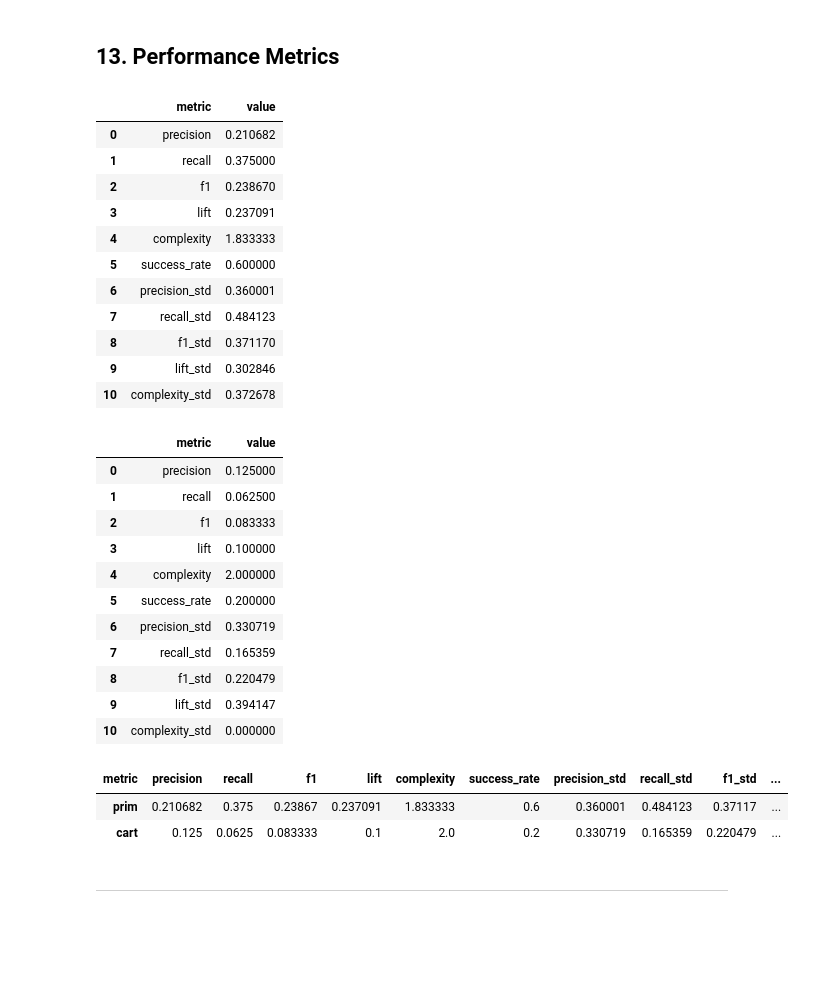
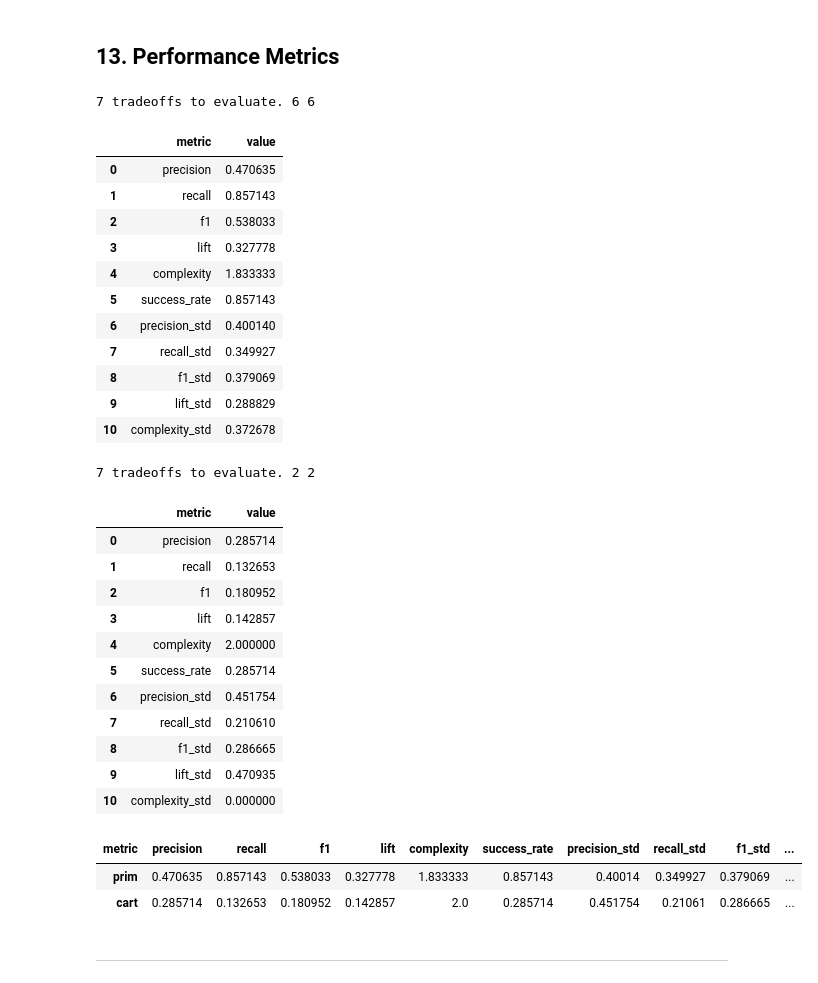
Before and after one commit to andresdp/patterns-sa, a Jupyter notebook: patterns/Gateway_Aggregation/analysis-ga.ipynb, the cells around one changed output. Cells and saved outputs as stored; diff of their text form; code cells hidden in the pictures; blank space fills up the shorter version.

```diff
--- a/patterns/Gateway_Aggregation/analysis-ga.ipynb
+++ b/patterns/Gateway_Aggregation/analysis-ga.ipynb
@@ -580,53 +580,55 @@ fig = session.show_policy_robustness_comparison_heatmap(
 ## 13. Performance Metrics
 # %%
 # PRIM
-scores = session.get_algorithm_performance_scores(prim_boxes, return_std=True)
+scores = session.get_algorithm_performance_scores(prim_boxes, return_std=True, subset='test')
 metrics_df = pd.DataFrame(scores.items(), columns=['metric', 'value'])
 df = metrics_df.T
 prim_df = pd.DataFrame(df.values[1:], columns=df.iloc[0])
 metrics_df
 # %% [output]
+7 tradeoffs to evaluate. 6 6
 |  | metric | value |
-| 0 | precision | 0.210682 |
-| 1 | recall | 0.375000 |
-| 2 | f1 | 0.238670 |
-| 3 | lift | 0.237091 |
+| 0 | precision | 0.470635 |
+| 1 | recall | 0.857143 |
+| 2 | f1 | 0.538033 |
+| 3 | lift | 0.327778 |
 | 4 | complexity | 1.833333 |
-| 5 | success_rate | 0.600000 |
-| 6 | precision_std | 0.360001 |
-| 7 | recall_std | 0.484123 |
-| 8 | f1_std | 0.371170 |
-| 9 | lift_std | 0.302846 |
+| 5 | success_rate | 0.857143 |
+| 6 | precision_std | 0.400140 |
+| 7 | recall_std | 0.349927 |
+| 8 | f1_std | 0.379069 |
+| 9 | lift_std | 0.288829 |
 | 10 | complexity_std | 0.372678 |
 # %%
 # CART
-scores = session.get_algorithm_performance_scores(cart_boxes, return_std=True)
+scores = session.get_algorithm_performance_scores(cart_boxes, return_std=True, subset='test')
 metrics_df = pd.DataFrame(scores.items(), columns=['metric', 'value'])
 df = metrics_df.T
 cart_df = pd.DataFrame(df.values[1:], columns=df.iloc[0])
 metrics_df
 # %% [output]
+7 tradeoffs to evaluate. 2 2
 |  | metric | value |
-| 0 | precision | 0.125000 |
-| 1 | recall | 0.062500 |
-| 2 | f1 | 0.083333 |
-| 3 | lift | 0.100000 |
+| 0 | precision | 0.285714 |
+| 1 | recall | 0.132653 |
+| 2 | f1 | 0.180952 |
+| 3 | lift | 0.142857 |
 | 4 | complexity | 2.000000 |
-| 5 | success_rate | 0.200000 |
-| 6 | precision_std | 0.330719 |
-| 7 | recall_std | 0.165359 |
-| 8 | f1_std | 0.220479 |
-| 9 | lift_std | 0.394147 |
+| 5 | success_rate | 0.285714 |
+| 6 | precision_std | 0.451754 |
+| 7 | recall_std | 0.210610 |
+| 8 | f1_std | 0.286665 |
+| 9 | lift_std | 0.470935 |
 | 10 | complexity_std | 0.000000 |
 # %%
 all_metrics = pd.concat([prim_df, cart_df], axis=0)
 all_metrics.index = ['prim', 'cart']
-all_metrics.to_csv('metrics-ga.csv')
+all_metrics.to_csv('metrics-ga.csv', decimal=',')
 all_metrics
 # %% [output]
 | metric | precision | recall | f1 | lift | complexity | success_rate | precision_std | recall_std | f1_std | ... |
-| prim | 0.210682 | 0.375 | 0.23867 | 0.237091 | 1.833333 | 0.6 | 0.360001 | 0.484123 | 0.37117 | ... |
-| cart | 0.125 | 0.0625 | 0.083333 | 0.1 | 2.0 | 0.2 | 0.330719 | 0.165359 | 0.220479 | ... |
+| prim | 0.470635 | 0.857143 | 0.538033 | 0.327778 | 1.833333 | 0.857143 | 0.40014 | 0.349927 | 0.379069 | ... |
+| cart | 0.285714 | 0.132653 | 0.180952 | 0.142857 | 2.0 | 0.285714 | 0.451754 | 0.21061 | 0.286665 | ... |
 # %% [markdown]
 ---
 # %%
```
Also changed, not shown: parts of 5 cells of this notebook, 25 other files.
